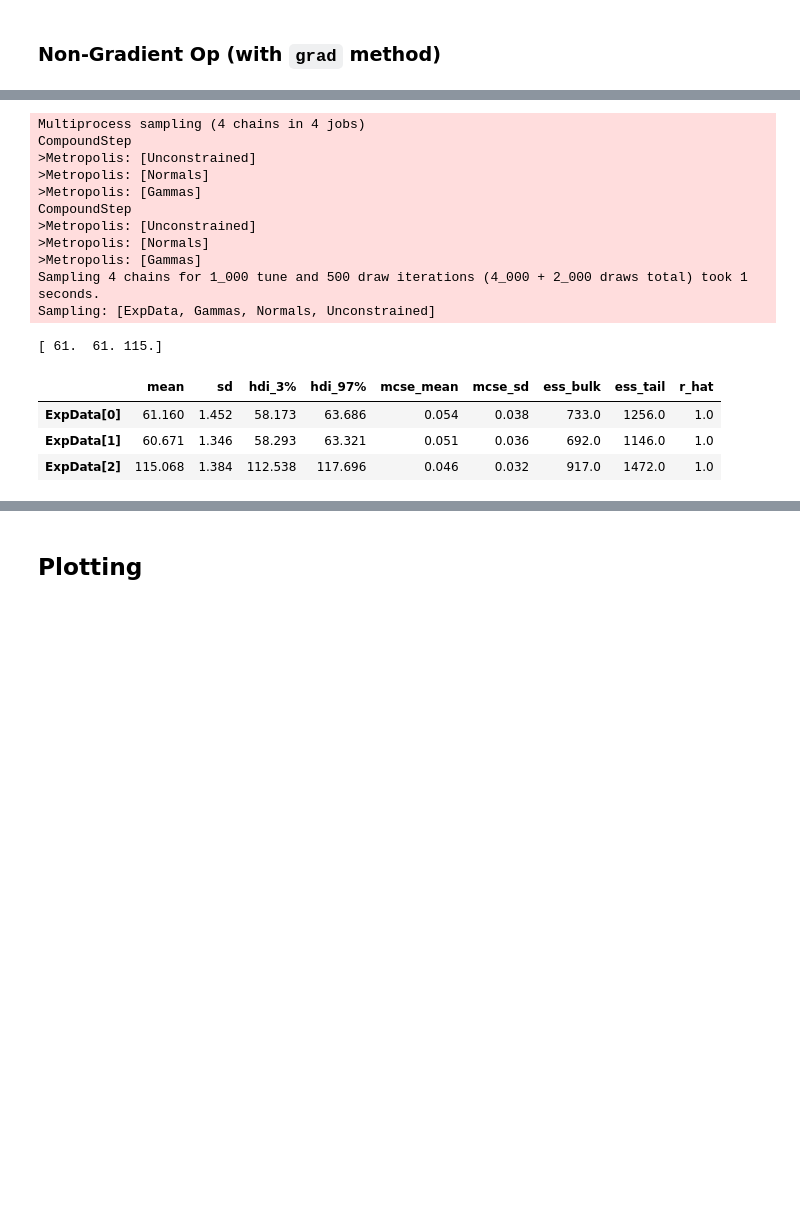
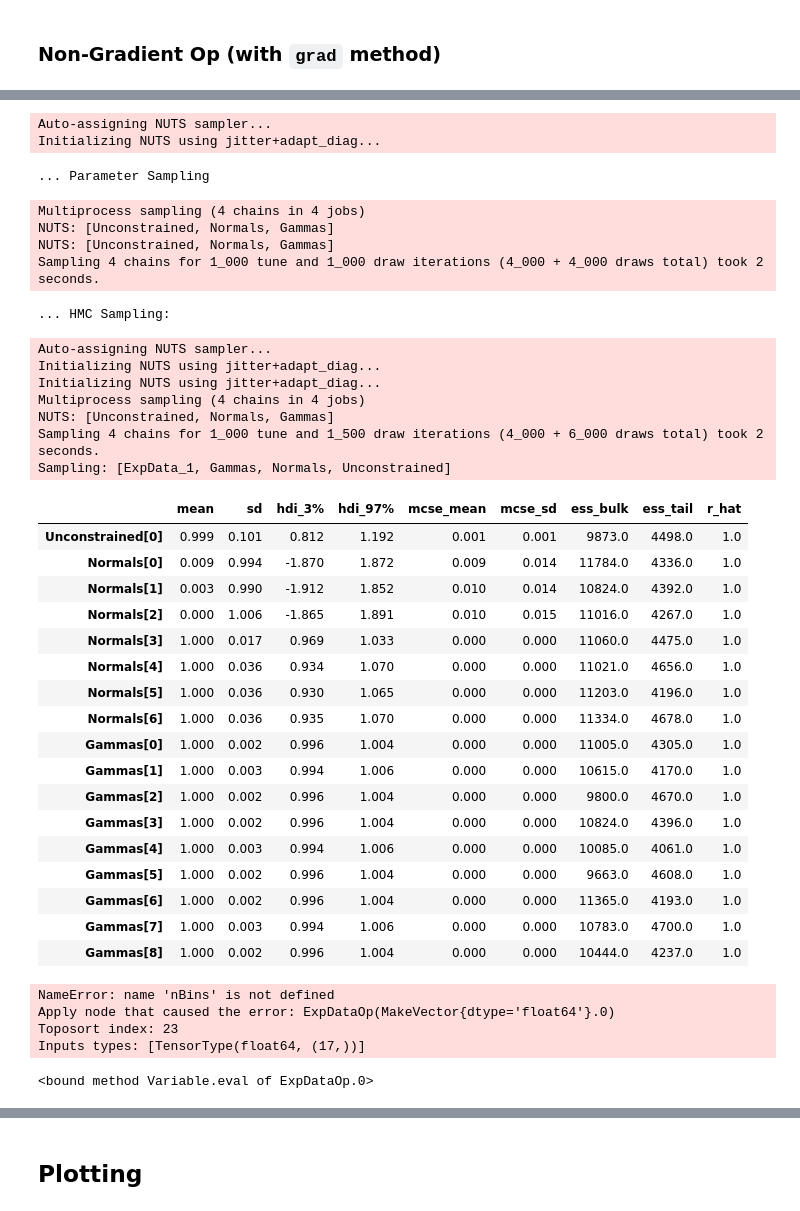
Before and after one commit to malin-horstmann/bayesian_pyhf, a Jupyter notebook: src/pyhf_pymc/sampling.ipynb, the cells around one changed output, grey strips where cells are left out. Cells and saved outputs as stored; diff of their text form; code cells hidden in the pictures; blank space fills up the shorter version.

```diff
--- a/src/pyhf_pymc/sampling.ipynb
+++ b/src/pyhf_pymc/sampling.ipynb
@@ -275,22 +310,68 @@ Sampling: [ExpData, Gammas, Normals, Unconstrained]
+# %%
+print('... Parameter Sampling')
+with pm.Model() as m:
+    pars = prepare_inference.priors2pymc(prepared_model)
+    # pars = model.config.suggested_init()
+    pm.sample()
+
+print('... HMC Sampling:')
+
+with m:
+    expData_op_1 = ExpDataOp_1()
+    ExpData_1 = pm.Normal("ExpData_1", mu=expData_op_1(pars).eval(), sigma=1, observed=obs)
+
+    post_data = pm.sample(1500)
+    post_pred = pm.sample_posterior_predictive(post_data)
+    prior_pred = pm.sample_prior_predictive(1500)
+
+az.summary(post_data)
+# %% [output]
+Auto-assigning NUTS sampler...
+Initializing NUTS using jitter+adapt_diag...
+... Parameter Sampling
+Multiprocess sampling (4 chains in 4 jobs)
+NUTS: [Unconstrained, Normals, Gammas]
+NUTS: [Unconstrained, Normals, Gammas]
+Sampling 4 chains for 1_000 tune and 1_000 draw iterations (4_000 + 4_000 draws total) took 2 seconds.
+... HMC Sampling:
+Auto-assigning NUTS sampler...
+Initializing NUTS using jitter+adapt_diag...
+Initializing NUTS using jitter+adapt_diag...
+Multiprocess sampling (4 chains in 4 jobs)
+NUTS: [Unconstrained, Normals, Gammas]
+Sampling 4 chains for 1_000 tune and 1_500 draw iterations (4_000 + 6_000 draws total) took 2 seconds.
+Sampling: [ExpData_1, Gammas, Normals, Unconstrained]
+|  | mean | sd | hdi_3% | hdi_97% | mcse_mean | mcse_sd | ess_bulk | ess_tail | r_hat |
+| Unconstrained[0] | 0.999 | 0.101 | 0.812 | 1.192 | 0.001 | 0.001 | 9873.0 | 4498.0 | 1.0 |
+| Normals[0] | 0.009 | 0.994 | -1.870 | 1.872 | 0.009 | 0.014 | 11784.0 | 4336.0 | 1.0 |
+| Normals[1] | 0.003 | 0.990 | -1.912 | 1.852 | 0.010 | 0.014 | 10824.0 | 4392.0 | 1.0 |
+| Normals[2] | 0.000 | 1.006 | -1.865 | 1.891 | 0.010 | 0.015 | 11016.0 | 4267.0 | 1.0 |
+| Normals[3] | 1.000 | 0.017 | 0.969 | 1.033 | 0.000 | 0.000 | 11060.0 | 4475.0 | 1.0 |
+| Normals[4] | 1.000 | 0.036 | 0.934 | 1.070 | 0.000 | 0.000 | 11021.0 | 4656.0 | 1.0 |
+| Normals[5] | 1.000 | 0.036 | 0.930 | 1.065 | 0.000 | 0.000 | 11203.0 | 4196.0 | 1.0 |
+| Normals[6] | 1.000 | 0.036 | 0.935 | 1.070 | 0.000 | 0.000 | 11334.0 | 4678.0 | 1.0 |
+| Gammas[0] | 1.000 | 0.002 | 0.996 | 1.004 | 0.000 | 0.000 | 11005.0 | 4305.0 | 1.0 |
+| Gammas[1] | 1.000 | 0.003 | 0.994 | 1.006 | 0.000 | 0.000 | 10615.0 | 4170.0 | 1.0 |
+| Gammas[2] | 1.000 | 0.002 | 0.996 | 1.004 | 0.000 | 0.000 | 9800.0 | 4670.0 | 1.0 |
+| Gammas[3] | 1.000 | 0.002 | 0.996 | 1.004 | 0.000 | 0.000 | 10824.0 | 4396.0 | 1.0 |
+| Gammas[4] | 1.000 | 0.003 | 0.994 | 1.006 | 0.000 | 0.000 | 10085.0 | 4061.0 | 1.0 |
+| Gammas[5] | 1.000 | 0.002 | 0.996 | 1.004 | 0.000 | 0.000 | 9663.0 | 4608.0 | 1.0 |
+| Gammas[6] | 1.000 | 0.002 | 0.996 | 1.004 | 0.000 | 0.000 | 11365.0 | 4193.0 | 1.0 |
+| Gammas[7] | 1.000 | 0.003 | 0.994 | 1.006 | 0.000 | 0.000 | 10783.0 | 4700.0 | 1.0 |
+| Gammas[8] | 1.000 | 0.002 | 0.996 | 1.004 | 0.000 | 0.000 | 10444.0 | 4237.0 | 1.0 |
 # %%
 MetrHast_post_data, MetrHast_post_pred, MetrHast_prior_pred = MH_inference.sampling(prepared_model, 500)
 
 print(model.expected_actualdata(model.config.suggested_init()))
-az.summary(MetrHast_post_pred, var_names="ExpData")
+az.summary(MetrHast_post_data)
 # %% [output]
-Multiprocess sampling (4 chains in 4 jobs)
-CompoundStep
->Metropolis: [Unconstrained]
->Metropolis: [Normals]
->Metropolis: [Gammas]
-CompoundStep
->Metropolis: [Unconstrained]
->Metropolis: [Normals]
->Metropolis: [Gammas]
-Sampling 4 chains for 1_000 tune and 500 draw iterations (4_000 + 2_000 draws total) took 1 seconds.
-Sampling: [ExpData, Gammas, Normals, Unconstrained]
+NameError: name 'nBins' is not defined
+Apply node that caused the error: ExpDataOp(MakeVector{dtype='float64'}.0)
+Toposort index: 23
+Inputs types: [TensorType(float64, (17,))]
-[ 61.  61. 115.]
-|  | mean | sd | hdi_3% | hdi_97% | mcse_mean | mcse_sd | ess_bulk | ess_tail | r_hat |
-| ExpData[0] | 61.160 | 1.452 | 58.173 | 63.686 | 0.054 | 0.038 | 733.0 | 1256.0 | 1.0 |
-| ExpData[1] | 60.671 | 1.346 | 58.293 | 63.321 | 0.051 | 0.036 | 692.0 | 1146.0 | 1.0 |
-| ExpData[2] | 115.068 | 1.384 | 112.538 | 117.696 | 0.046 | 0.032 | 917.0 | 1472.0 | 1.0 |
+# %%
+import MH_inference
+test = MH_inference.ExpDataOp('test', processed_expData)
+test(pars).eval
+# %% [output]
+<bound method Variable.eval of ExpDataOp.0>
```
Also changed, not shown: parts of 17 cells of this notebook, 2 other files.
